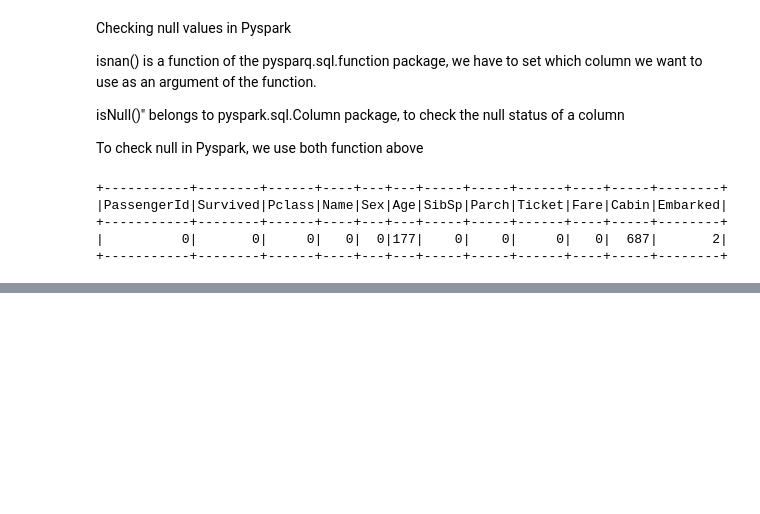
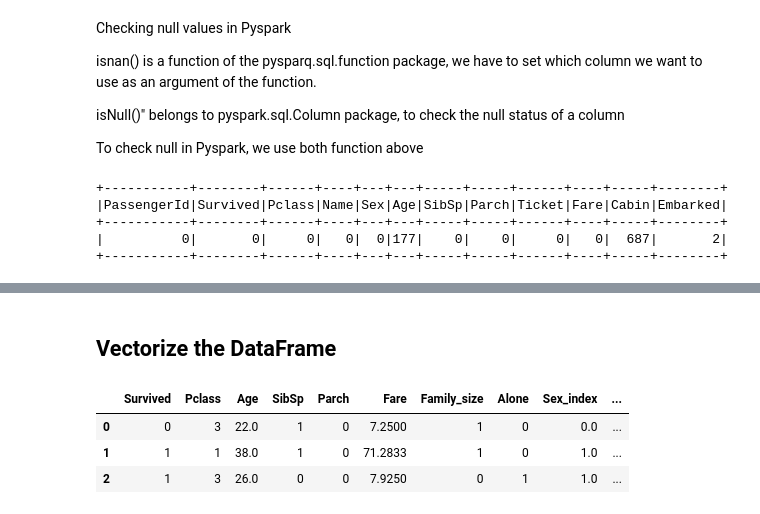
Before and after one commit to amirshq/Classification-model-in-Pyspark-Titanica-Data-, a Jupyter notebook: 1 - Classification model in Pyspark (Titanica Data).ipynb, the cells around one changed output, grey strips where cells are left out. Saved outputs shown, nothing was run; the diff lists cells and outputs as text; code cells hidden in the pictures; blank space fills up the shorter version.

```diff
--- a/1 - Classification model in Pyspark (Titanica Data).ipynb
+++ b/1 - Classification model in Pyspark (Titanica Data).ipynb
@@ -94,0 +112,7 @@ df.select([count(when(isnan(c) | col(c).isNull(),c )).alias(c) for c in df.colum
+# %%
+# There are some misspelled Initials like Mlle or Mme that stand for Miss. we will replace them with Miss and same thing for other values.
+df = df.replace(['Mlle','Mme', 'Ms', 'Dr','Major','Lady','Countess','Jonkheer','Col','Rev','Capt','Sir','Don'],
+                        ['Miss','Miss','Miss','Mr','Mr',  'Mrs',  'Mrs',  'Other',  'Other','Other','Mr','Mr','Mr'])
+
+# Checking the average age by Initials
+df.groupby('Initial').avg('Age').collect()
@@ -94,0 +125,7 @@ df.select([count(when(isnan(c) | col(c).isNull(),c )).alias(c) for c in df.colum
+# %%
+# Assigning missing values in age feature based on average age of Initials
+df = df.withColumn("Age",when((df["Initial"] == "Miss")   & (df["Age"].isNull()), 22).otherwise(df["Age"]))
+df = df.withColumn("Age",when((df["Initial"] == "Other")  & (df["Age"].isNull()), 46).otherwise(df["Age"]))
+df = df.withColumn("Age",when((df["Initial"] == "Master") & (df["Age"].isNull()), 5).otherwise( df["Age"]))
+df = df.withColumn("Age",when((df["Initial"] == "Mr")     & (df["Age"].isNull()), 33).otherwise(df["Age"]))
+df = df.withColumn("Age",when((df["Initial"] == "Mrs")    & (df["Age"].isNull()), 36).otherwise(df["Age"]))
@@ -94,0 +146,5 @@ df.select([count(when(isnan(c) | col(c).isNull(),c )).alias(c) for c in df.colum
+# %%
+# As we can see, Majority Passengers boarded from "S". We can assign missing value with "S"
+df = df.na.fill({"Embarked" : 'S'})
+# Check again the missing value status
+df.select([count(when(isnan(c) | col(c).isNull(), c)).alias(c) for c in df.columns]).show()
@@ -94,0 +163,15 @@ df.select([count(when(isnan(c) | col(c).isNull(),c )).alias(c) for c in df.colum
+# %%
+from pyspark.ml  import Pipeline
+
+#Create new column : Family_size
+df = df.withColumn("Family_size",col('SibSp')+col('Parch'))
+# Create new column: Alone and assign 0 default value to Alone column
+df = df.withColumn("Alone",lit(0))
+df = df.withColumn('Alone',when(df['Family_Size']==0,1).otherwise(df["Alone"]))
+
+# converting Sex, Embarked & Initial columns from string to number using StringIndexer
+indexers = [StringIndexer(inputCol=column, outputCol=column+"_index").fit(df) for column in
+            ["Sex","Embarked","Initial"]]
+#A pipeline is a sequence of data processing steps, typically used in machine learning workflows, where data is transformed and models are trained in a consistent and organized manner.
+pipeline = Pipeline(stages = indexers)
+df = pipeline.fit(df).transform(df)
@@ -94,0 +185,16 @@ df.select([count(when(isnan(c) | col(c).isNull(),c )).alias(c) for c in df.colum
+# %% [markdown]
+## Vectorize the DataFrame
+# %%
+# Now we drop columns that not needed for modelling
+df = df.drop("PassengerId","Name","Ticket","Cabin","Embarked","Sex","Initial")
+
+#Before modelling in Pyspark, we need to put all features to Vector using Pyspark VectorAssembler
+feature = VectorAssembler(inputCols = df.columns[1:],outputCol="features")
+
+feature_vector = feature.transform(df)
+feature_vector.limit(3).toPandas()
+# %% [output]
+|  | Survived | Pclass | Age | SibSp | Parch | Fare | Family_size | Alone | Sex_index | ... |
+| 0 | 0 | 3 | 22.0 | 1 | 0 | 7.2500 | 1 | 0 | 0.0 | ... |
+| 1 | 1 | 1 | 38.0 | 1 | 0 | 71.2833 | 1 | 0 | 1.0 | ... |
+| 2 | 1 | 3 | 26.0 | 0 | 0 | 7.9250 | 0 | 1 | 1.0 | ... |
```
Also changed, not shown: parts of 22 cells of this notebook.
